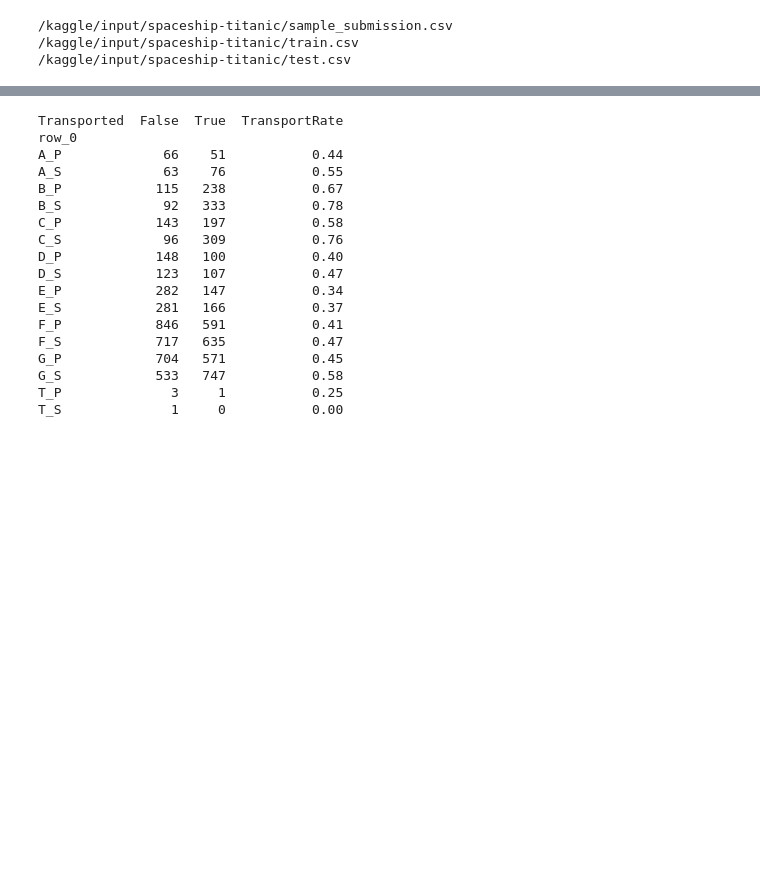
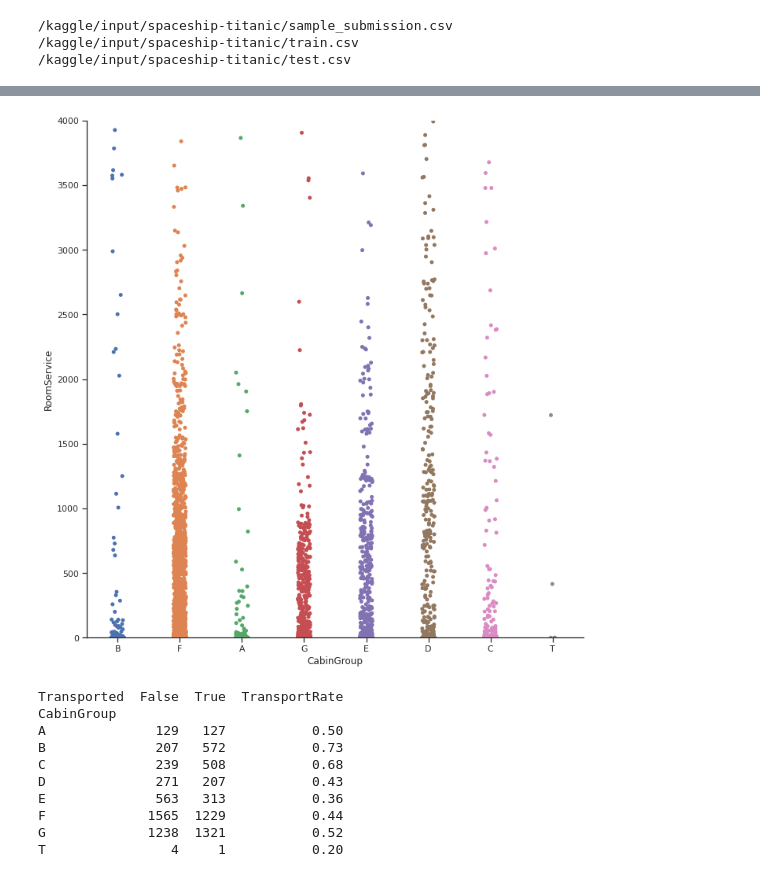
Before and after one commit to TheJade/kaggle-competitions, a Jupyter notebook: space-titanic/space-titanic.ipynb, the cells around one changed output, grey strips where cells are left out. Drawn from its saved outputs; the diff is of its cells as text; code cells hidden in the pictures; blank space fills up the shorter version.

```diff
--- a/space-titanic/space-titanic.ipynb
+++ b/space-titanic/space-titanic.ipynb
@@ -89,2 +27,0 @@ def feat_eng(df):
-# %%
-df = feat_eng(df_train).head()
@@ -156,0 +90,34 @@ feat_eng(df_train).head(2)
+# %%
+# can add and remove features easily for trying out different methods
+
+def feat_eng(df, drop_used_columns=False, CabinGroup=True, CabinZone=True, PassengerIdGroup=True, FamilySize=True):
+    #--light feature engineering--------
+
+    if CabinGroup:
+        # get the cabin group of the passenger, this might be located on more dangerous places of the ship
+        # gets the the first value of the cabin "B/0/P" so it would create a column with the row value "B"
+        df['CabinGroup'] = str_split_collect(col_series = df['Cabin'], split_by='/', index=0, debug=False)
+
+    if CabinZone:
+         # get the cabin zone of the passenger, this might be located on more dangerous places of the ship
+        # gets the the 3rd value of the cabin "B/0/P" so it would create a column with the row value "P"
+        df['CabinZone'] = str_split_collect(col_series = df['Cabin'], split_by='/', index=2, debug=False)
+
+    if drop_used_columns and CabinGroup and CabinZone:
+        df = df.drop(columns=['Cabin'])
+
+    if PassengerIdGroup:
+        # gets the passenger group of the prassenger to be used for family size count
+        # gets the the 1st value of the PassengerId "9280_02" so it would create a column with the row value "9280"
+        df['PassengerIdGroup'] = str_split_collect(col_series = df['PassengerId'], split_by='_', index=0, debug=False)
+
+    if FamilySize:
+        # finds the family size of the passenger
+        # gets the the 1st value of the PassengerId "9280_02" so it would create a column with the row value "9280"
+        # then does a group by to count the number of occurrances of the group
+        df['PassengerIdGroup'] = str_split_collect(col_series = df['PassengerId'], split_by='_', index=0, debug=False)
+        df['FamilySize'] = df.groupby(['PassengerIdGroup'], dropna=False)['PassengerIdGroup'].transform('count')
+        if not PassengerIdGroup:
+            df = df.drop(columns=['PassengerIdGroup'])
+
+    return df
@@ -157,23 +140,23 @@ feat_eng(df_train).head(2)
+# %%
+sns.catplot(x="CabinGroup", y="RoomService", hue=None, height=base_height, kind='strip', data=df_feat)
+# control x and y limits
+plt.ylim(0, 4000)
+# plt.xlim(0, None)
+plt.show()
+# %% [output]
+[figure, added]
 # %%
-CrosstabResult=pd.crosstab(index=(feat_eng(df_train)['CabinGroup']+'_'+feat_eng(df_train)['CabinZone']),columns=feat_eng(df_train)['Transported'])
+CrosstabResult=pd.crosstab(index=(feat_eng(df_train)['CabinGroup']),columns=feat_eng(df_train)['Transported'])
 CrosstabResult['TransportRate'] = (CrosstabResult.iloc[:,1]/(CrosstabResult.iloc[:,0] + CrosstabResult.iloc[:,1])).round(decimals=2)
 print(CrosstabResult)
 # %% [output]
 Transported  False  True  TransportRate
-row_0
-A_P             66    51           0.44
-A_S             63    76           0.55
-B_P            115   238           0.67
-B_S             92   333           0.78
-C_P            143   197           0.58
-C_S             96   309           0.76
-D_P            148   100           0.40
-D_S            123   107           0.47
-E_P            282   147           0.34
-E_S            281   166           0.37
-F_P            846   591           0.41
-F_S            717   635           0.47
-G_P            704   571           0.45
-G_S            533   747           0.58
-T_P              3     1           0.25
-T_S              1     0           0.00
+CabinGroup
+A              129   127           0.50
+B              207   572           0.73
+C              239   508           0.68
+D              271   207           0.43
+E              563   313           0.36
+F             1565  1229           0.44
+G             1238  1321           0.52
+T                4     1           0.20
```
Also changed, not shown: parts of 35 cells of this notebook.
